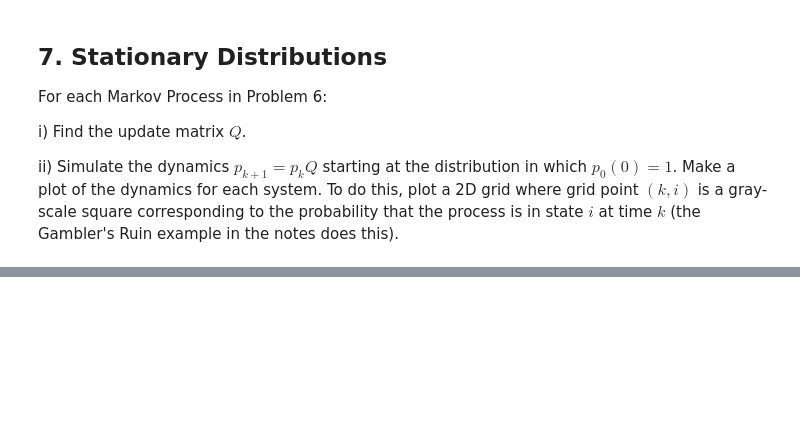
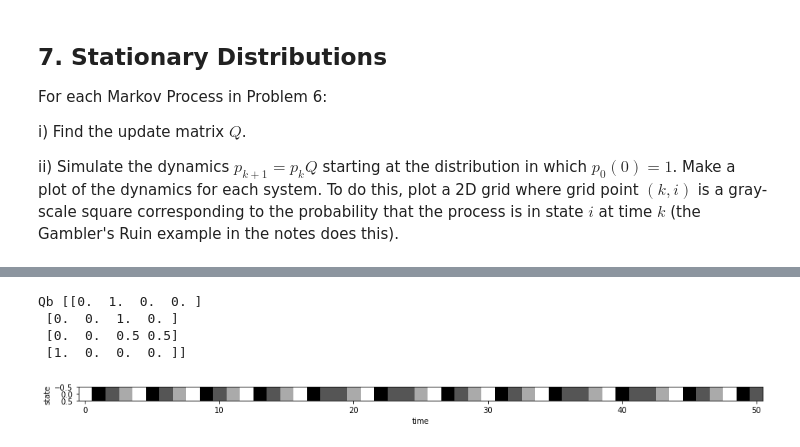
Before and after one commit to jwc0mbs3/eep502, a Jupyter notebook: combs_HW_07_Graphs_Due_12_12.ipynb, the cells around one changed output, grey strips where cells are left out. Drawn from its saved outputs; the diff is of its cells as text; code cells hidden in the pictures; blank space fills up the shorter version.

```diff
--- a/combs_HW_07_Graphs_Due_12_12.ipynb
+++ b/combs_HW_07_Graphs_Due_12_12.ipynb
@@ -285,0 +354,39 @@ ii) Simulate the dynamics $p_{k+1} = p_k Q$ starting at the distribution in whic
+# %%
+Pb = np.array([[0.0, 1.0, 0.0, 0.0],
+               [0.0, 0.0, 1.0, 0.0],
+               [0.0, 0.0, 0.5, 0.5],
+               [1.0, 0.0, 0.0, 0.0]])
+
+states = {0: '0', 1: '1', 2: '2', 3: '3'}
+# calculate Q matrix where the sum of each row is 1 and each value is between 0 and 1
+Qb = Pb/np.sum(Pb, axis = 1)
+print('Qb', Qb)
+
+def hw7bMarkovChain(n):
+    new = []
+    start_state = 0
+    new.append(start_state)
+
+    for i in range(0,n):
+        current_state = new[i]
+        probs = Qb[:, current_state]
+        sampleList = np.linspace(0, len(probs) - 1, len(probs))
+        next_state = random.choices(sampleList, weights = probs, k = 1)
+        next_state = int(next_state[0])
+        new.append(next_state)
+    return new
+
+trajectory = hw7bMarkovChain(50)
+
+trajectory = np.matrix(trajectory)
+
+fig,ax = plt.subplots(1,1,figsize=(16,5))
+ax.imshow(trajectory,cmap="gray_r")
+ax.set_xlabel("time")
+ax.set_ylabel("state");
+# %% [output]
+Qb [[0.  1.  0.  0. ]
+ [0.  0.  1.  0. ]
+ [0.  0.  0.5 0.5]
+ [1.  0.  0.  0. ]]
+[figure, added]
```
Also changed, not shown: parts of 8 cells of this notebook.
